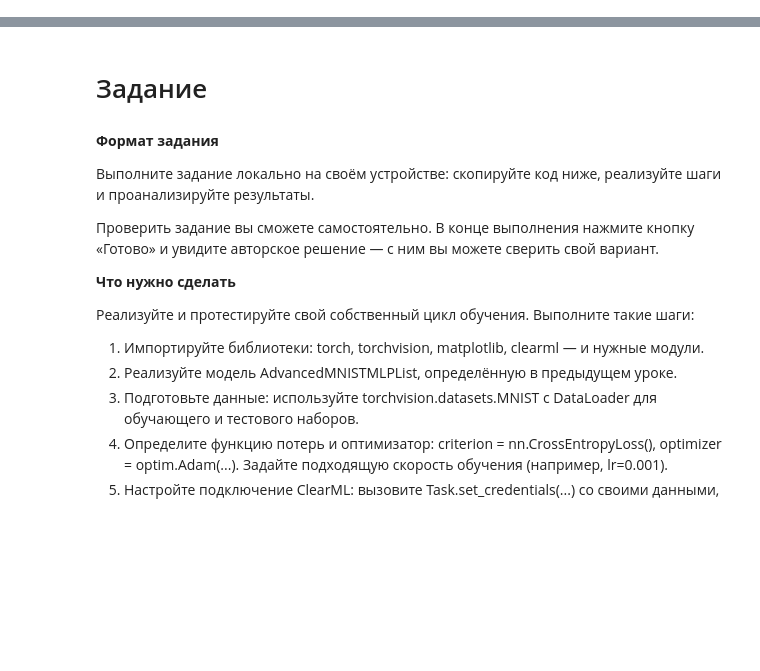
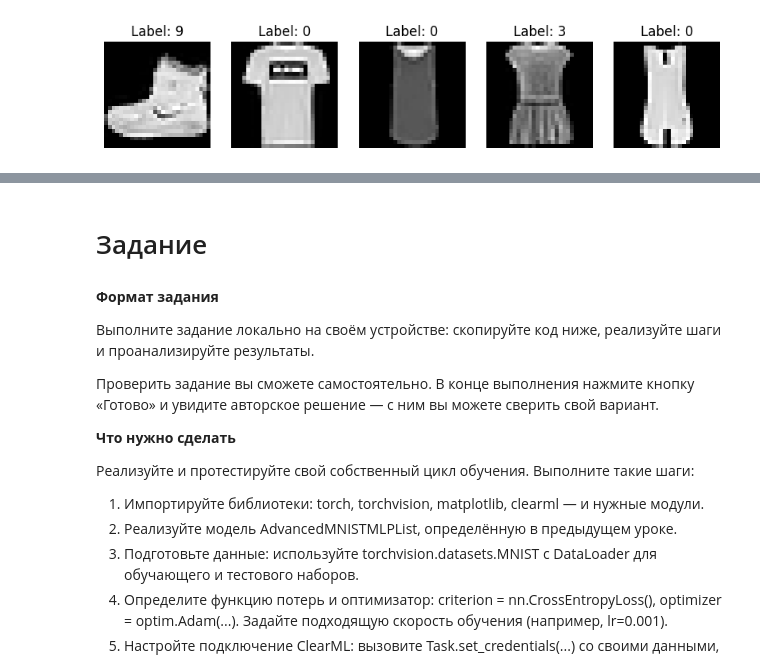
Before and after one commit to umashka/dle-sprint-1, a Jupyter notebook: MLP-MNIST.ipynb, the cells around one changed output, grey strips where cells are left out. Cells and saved outputs as stored; diff of their text form; code cells hidden in the pictures; blank space fills up the shorter version.

Commit message:
Подготовка данных MNIST

```diff
--- a/MLP-MNIST.ipynb
+++ b/MLP-MNIST.ipynb
@@ -0,0 +5,22 @@
+# %%
+
+# from torchvision.datasets import MNIST
+
+# train_data = MNIST(root='./data', train=True, download=True, transform=None)
+# test_data  = MNIST(root='./data', train=False, download=True, transform=None)
+
+# from torchvision.datasets import MNIST
+
+# train_data = MNIST(root='./data', train=True, download=False, transform=None)
+# test_data  = MNIST(root='./data', train=False, download=False, transform=None)
+
+# from torchvision.datasets import MNIST
+# train_data = MNIST(root='./data', train=True, download=True, transform=None)
+# test_data  = MNIST(root='./data', train=False, download=True, transform=None)
+
+from torchvision.datasets import FashionMNIST
+
+train_data = FashionMNIST(root='./data', train=True, download=True, transform=None)
+test_data  = FashionMNIST(root='./data', train=False, download=True, transform=None)
+
+train_data, test_data
@@ -0,0 +36,13 @@
+# %%
+# Блок кода отвечающий за визуализацию, его редактировать не надо.
+import matplotlib.pyplot as plt
+
+fig, axes = plt.subplots(1, 5, figsize=(10,2))
+for i, ax in enumerate(axes):
+    img, label = train_data[i]
+    ax.imshow(img, cmap='gray')
+    ax.set_title(f"Label: {label}")
+    ax.axis('off')
+plt.show()
+# %% [output]
+[figure, added]
```
Also changed, not shown: parts of 12 cells of this notebook, 1 other file.
